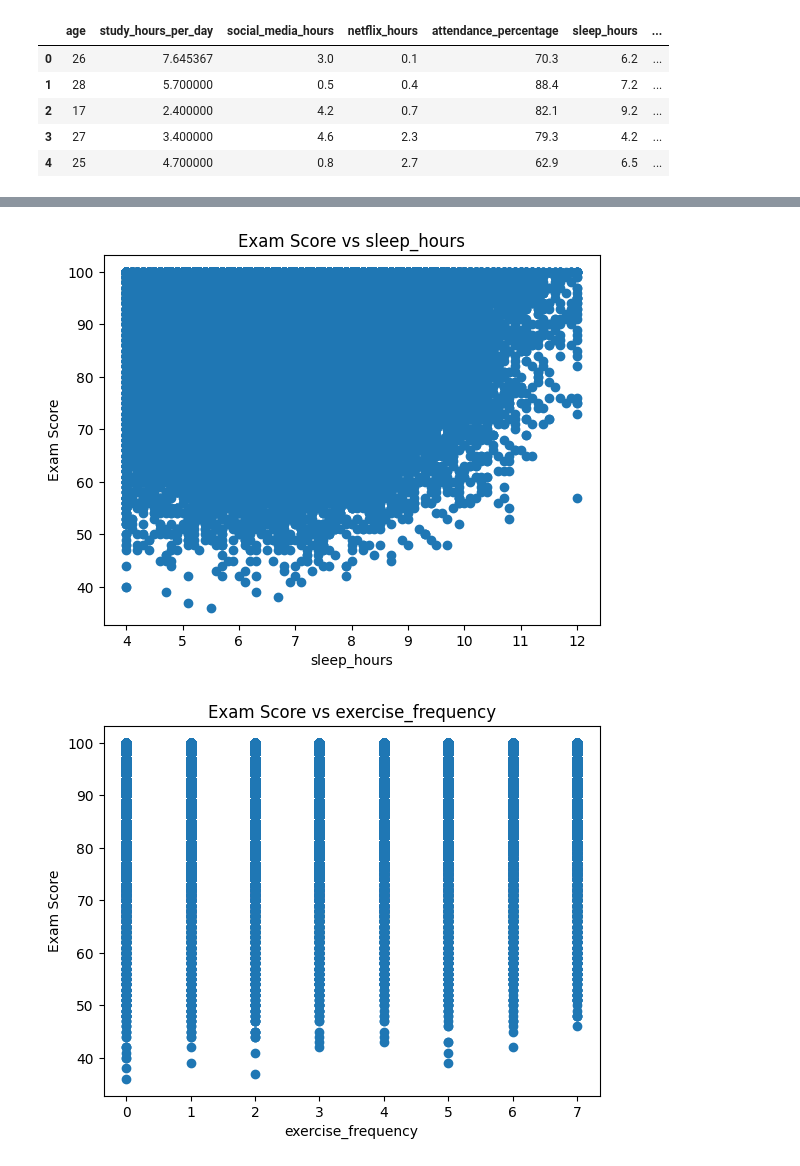
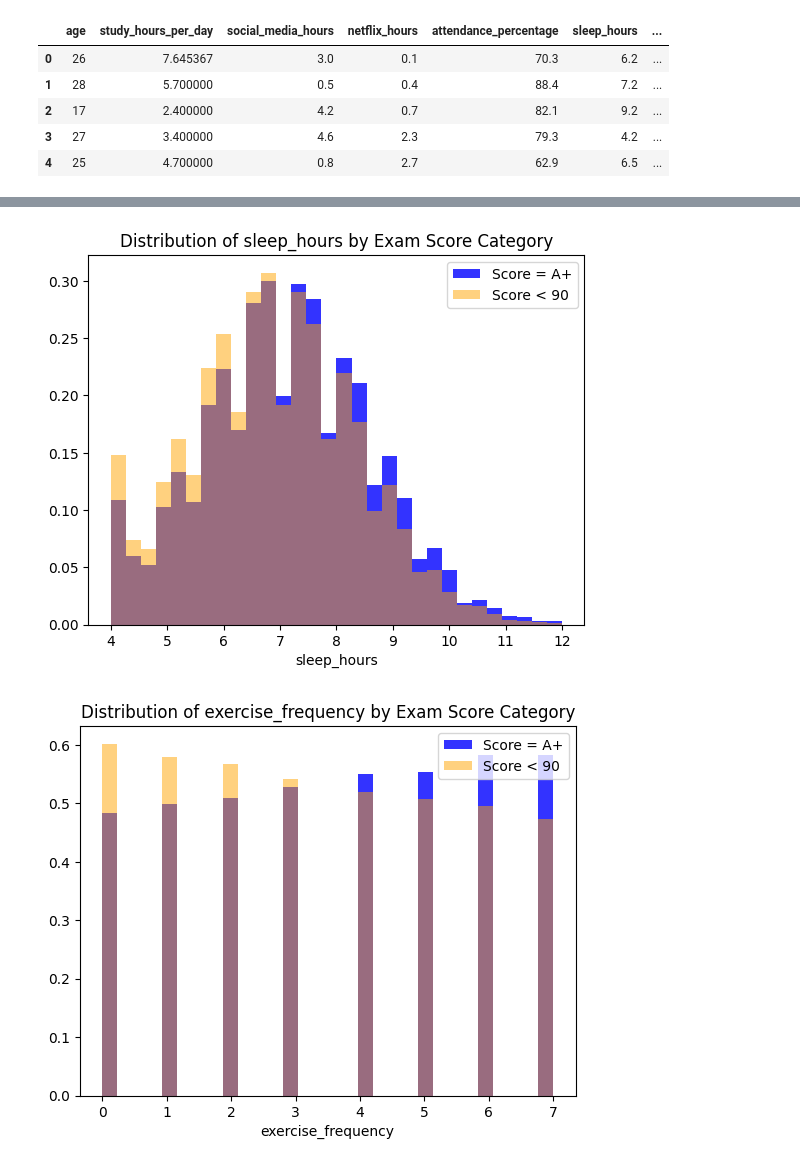
Before and after one commit to ddnzallyy/Random-Forest-ML, a Jupyter notebook: RF-StudentPerformance.ipynb, the cells around one changed output, grey strips where cells are left out. Saved outputs shown, nothing was run; the diff lists cells and outputs as text; code cells hidden in the pictures.

Commit message:
Analyzing the X variebles to see their relationshop/difference with the y variable

```diff
--- a/RF-StudentPerformance.ipynb
+++ b/RF-StudentPerformance.ipynb
@@ -35,11 +35,15 @@ X_test = pd.DataFrame(X_test)
 y_train = pd.DataFrame(y_train)
 y_test = pd.DataFrame(y_test)
 # %%
-# Analyzing the X variebles to see if they are correlated with the y variable
-for labels in X.columns:
-    plt.scatter(df[labels], df["exam_score"])
-    plt.xlabel(labels)
-    plt.ylabel("Exam Score")
-    plt.title(f"Exam Score vs {labels}")
+# AAnalyzing the X variebles to see their relationship/difference with the y variable
+for label in X.columns:
+    plt.hist(df[df["exam_score"] >= 90][label], bins=30,
+             density=True, alpha=0.8, label='Score = A+', color='blue')
+    plt.hist(df[df["exam_score"] < 90][label], bins=30,
+             density=True, alpha=0.5, label='Score < 90', color='orange')
+    plt.xlabel(label)
+    plt.ylabel("")
+    plt.title(f"Distribution of {label} by Exam Score Category")
+    plt.legend()
     plt.show()
 # %% [output]
@@ -50,2 +54,2 @@ for labels in X.columns:
-[figure, old version]
+[figure, new version]
-[figure, old version]
+[figure, new version]
```
Also changed, not shown: parts of 3 cells of this notebook.
